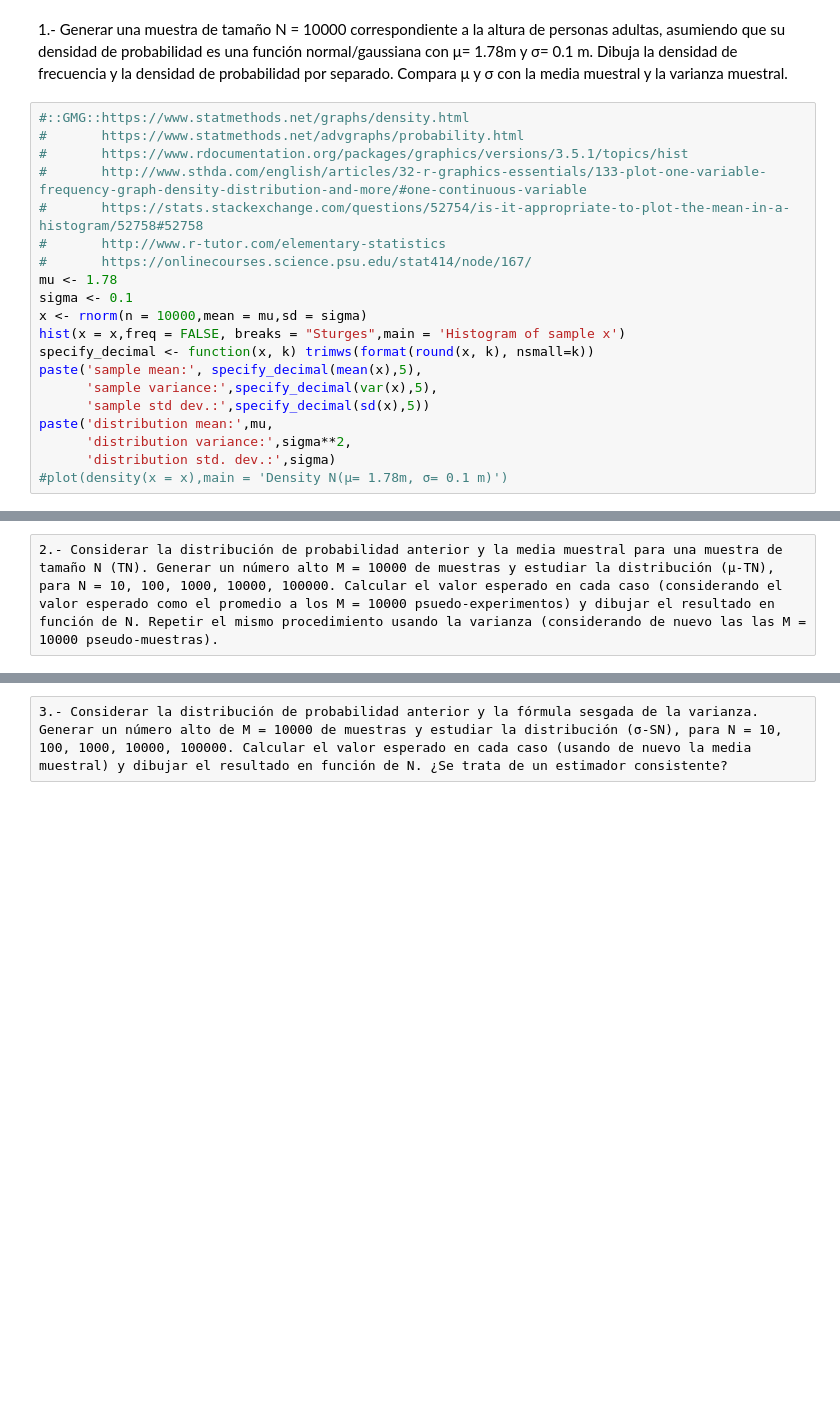
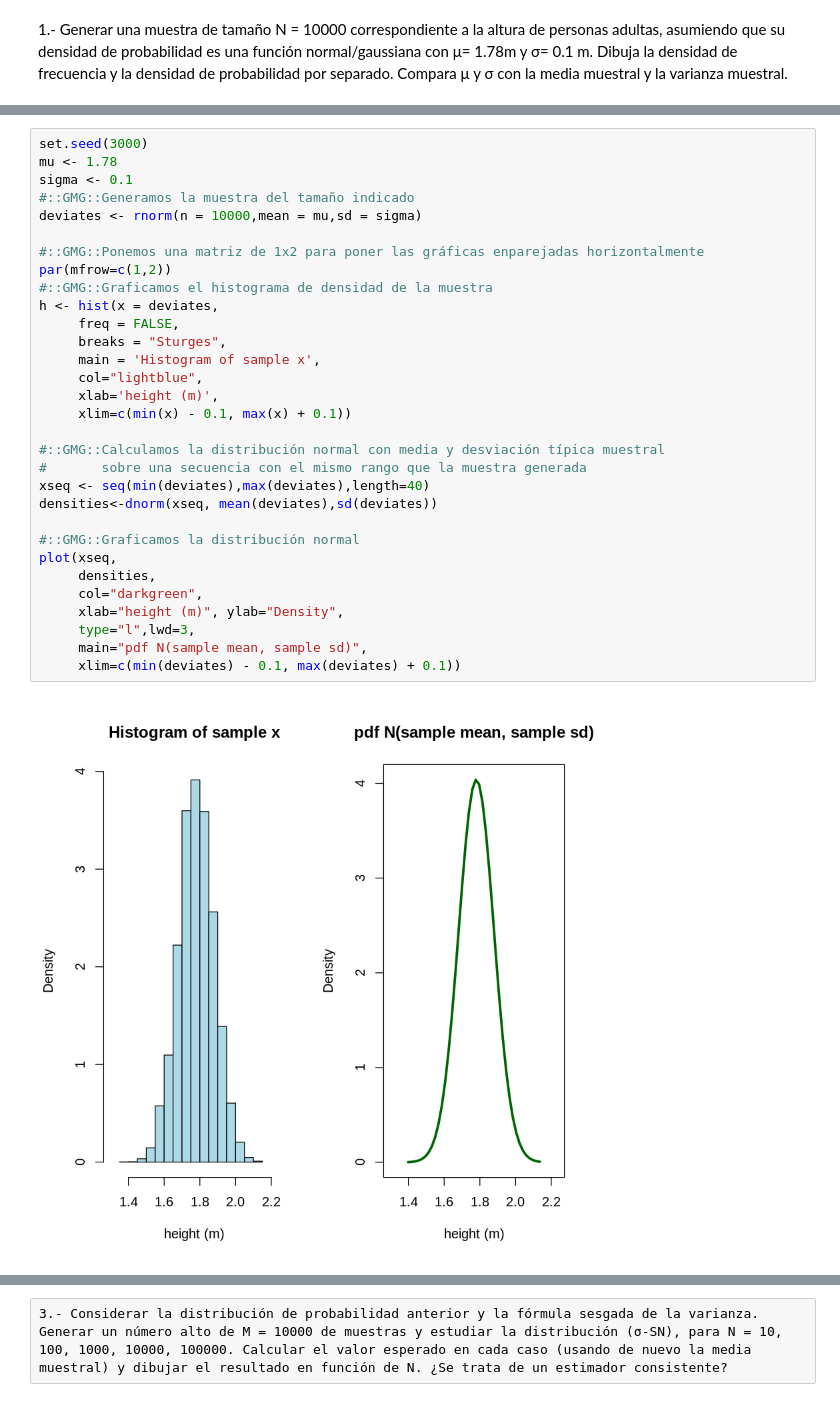
Before and after one commit to yerartdev/uc-m1965-stats, a Jupyter notebook: p7/stats-ii-practica-1.ipynb, the cells around one changed output, grey strips where cells are left out. Drawn from its saved outputs; the diff is of its cells as text; blank space fills up the shorter version.

Commit message:
stats-ii: práctica 1, apartado 1 y parte de 2; práctica 2, medida simulada con distribución gaussiana y plot de la misma

```diff
--- a/p7/stats-ii-practica-1.ipynb
+++ b/p7/stats-ii-practica-1.ipynb
@@ -1,22 +3,2 @@
 # %% [markdown]
 1.- Generar una muestra de tamaño N = 10000 correspondiente a la altura de personas adultas, asumiendo que su densidad de probabilidad es una función normal/gaussiana con μ= 1.78m y σ= 0.1 m. Dibuja la densidad de frecuencia y la densidad de probabilidad por separado. Compara μ y σ con la media muestral y la varianza muestral.
-# %%
-#::GMG::https://www.statmethods.net/graphs/density.html
-#       https://www.statmethods.net/advgraphs/probability.html
-#       https://www.rdocumentation.org/packages/graphics/versions/3.5.1/topics/hist
-#       http://www.sthda.com/english/articles/32-r-graphics-essentials/133-plot-one-variable-frequency-graph-density-distribution-and-more/#one-continuous-variable
-#       https://stats.stackexchange.com/questions/52754/is-it-appropriate-to-plot-the-mean-in-a-histogram/52758#52758
-#       http://www.r-tutor.com/elementary-statistics
-#       https://onlinecourses.science.psu.edu/stat414/node/167/
-mu <- 1.78
-sigma <- 0.1
-x <- rnorm(n = 10000,mean = mu,sd = sigma)
-hist(x = x,freq = FALSE, breaks = "Sturges",main = 'Histogram of sample x')
-specify_decimal <- function(x, k) trimws(format(round(x, k), nsmall=k))
-paste('sample mean:', specify_decimal(mean(x),5),
-      'sample variance:',specify_decimal(var(x),5),
-      'sample std dev.:',specify_decimal(sd(x),5))
-paste('distribution mean:',mu,
-      'distribution variance:',sigma**2,
-      'distribution std. dev.:',sigma)
-#plot(density(x = x),main = 'Density N(μ= 1.78m, σ= 0.1 m)')
@@ -35,2 +5,33 @@ lines(xfit, yfit, col="blue", lwd=2)
-# %% [raw]
-2.- Considerar la distribución de probabilidad anterior y la media muestral para una muestra de tamaño N (TN). Generar un número alto M = 10000 de muestras y estudiar la distribución (μ-TN), para N = 10, 100, 1000, 10000, 100000. Calcular el valor esperado en cada caso (considerando el valor esperado como el promedio a los M = 10000 psuedo-experimentos) y dibujar el resultado en función de N. Repetir el mismo procedimiento usando la varianza (considerando de nuevo las las M = 10000 pseudo-muestras).
+# %%
+set.seed(3000)
+mu <- 1.78
+sigma <- 0.1
+#::GMG::Generamos la muestra del tamaño indicado
+deviates <- rnorm(n = 10000,mean = mu,sd = sigma)
+
+#::GMG::Ponemos una matriz de 1x2 para poner las gráficas enparejadas horizontalmente
+par(mfrow=c(1,2))
+#::GMG::Graficamos el histograma de densidad de la muestra
+h <- hist(x = deviates,
+     freq = FALSE,
+     breaks = "Sturges",
+     main = 'Histogram of sample x',
+     col="lightblue",
+     xlab='height (m)',
+     xlim=c(min(x) - 0.1, max(x) + 0.1))
+
+#::GMG::Calculamos la distribución normal con media y desviación típica muestral
+#       sobre una secuencia con el mismo rango que la muestra generada
+xseq <- seq(min(deviates),max(deviates),length=40)
+densities<-dnorm(xseq, mean(deviates),sd(deviates))
+
+#::GMG::Graficamos la distribución normal
+plot(xseq,
+     densities,
+     col="darkgreen",
+     xlab="height (m)", ylab="Density",
+     type="l",lwd=3,
+     main="pdf N(sample mean, sample sd)",
+     xlim=c(min(deviates) - 0.1, max(deviates) + 0.1))
+# %% [output]
+[figure, added]
```
Also changed, not shown: parts of 14 cells of this notebook, 2 other files.
